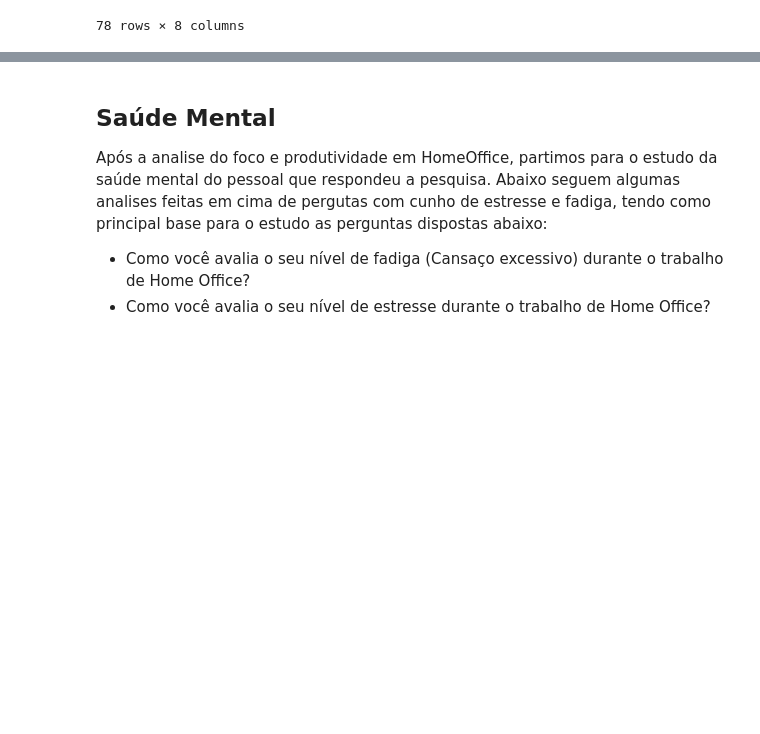
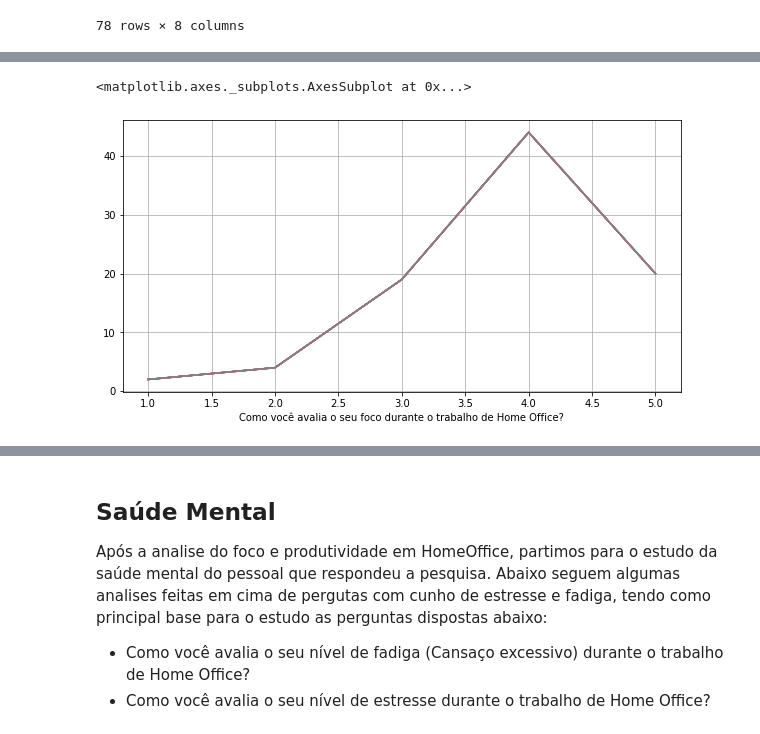
Before and after one commit to vittoria-thomasini/comportment-analytics-covid19, a Jupyter notebook: ProjetoCovid19.ipynb, the cells around one changed output, grey strips where cells are left out. Saved outputs shown, nothing was run; the diff lists cells and outputs as text; code cells hidden in the pictures; blank space fills up the shorter version.

```diff
--- a/ProjetoCovid19.ipynb
+++ b/ProjetoCovid19.ipynb
@@ -110,0 +112,5 @@ plt.show
+# %%
+foco_df.groupby(produtividade_positivo_df["Como você avalia o seu foco durante o trabalho de Home Office?"]).count().plot(legend=False, grid=True)
+# %% [output]
+<matplotlib.axes._subplots.AxesSubplot at 0x...>
+[figure, added]
```
Also changed, not shown: parts of 14 cells of this notebook.
